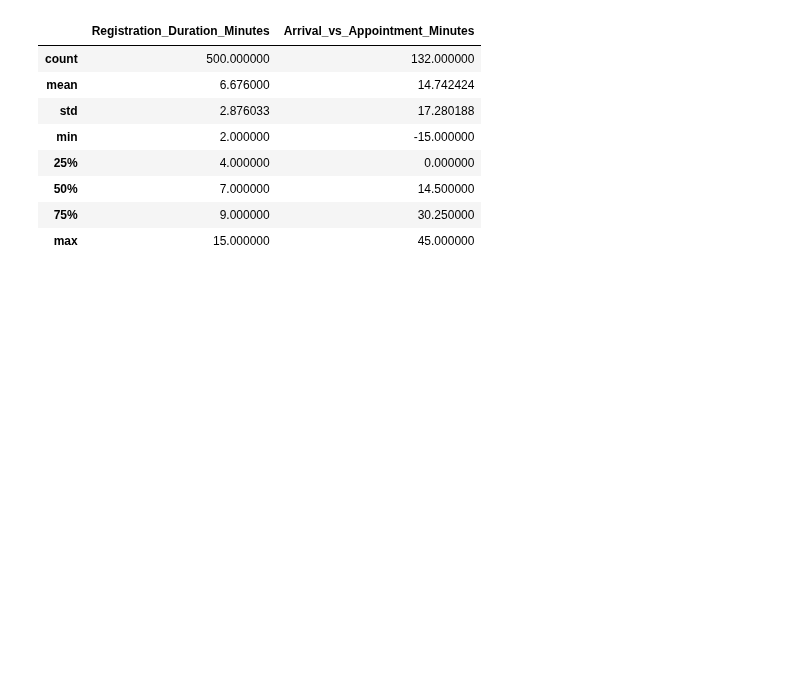
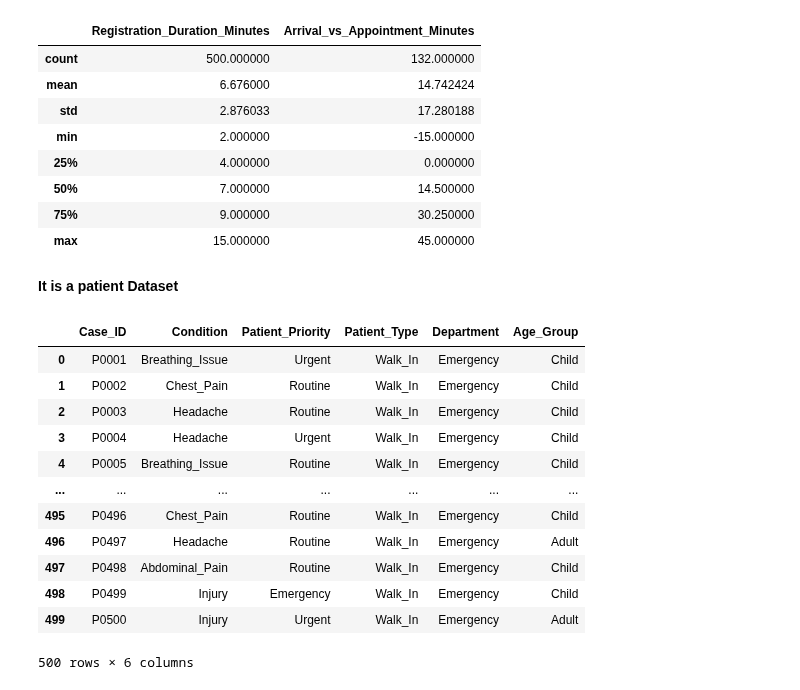
Before and after one commit to Ananyasingh0413/CareFlow---Clinical-Pathway-Process-Mining, a Jupyter notebook: healthcare_project-checkpoint.ipynb, the cells around one changed output. Cells and saved outputs as stored; diff of their text form; code cells hidden in the pictures; blank space fills up the shorter version.

```diff
--- a/healthcare_project-checkpoint.ipynb
+++ b/healthcare_project-checkpoint.ipynb
@@ -83,3 +87,5 @@ df.describe()
 | 50% | 7.000000 | 14.500000 |
 | 75% | 9.000000 | 30.250000 |
 | max | 15.000000 | 45.000000 |
+# %% [markdown]
+**It is a patient Dataset**
@@ -85,0 +95,17 @@ df.describe()
+# %%
+pa=pd.read_csv("patient.csv")
+pa
+# %% [output]
+|  | Case_ID | Condition | Patient_Priority | Patient_Type | Department | Age_Group |
+| 0 | P0001 | Breathing_Issue | Urgent | Walk_In | Emergency | Child |
+| 1 | P0002 | Chest_Pain | Routine | Walk_In | Emergency | Child |
+| 2 | P0003 | Headache | Routine | Walk_In | Emergency | Child |
+| 3 | P0004 | Headache | Urgent | Walk_In | Emergency | Child |
+| 4 | P0005 | Breathing_Issue | Routine | Walk_In | Emergency | Child |
+| ... | ... | ... | ... | ... | ... | ... |
+| 495 | P0496 | Chest_Pain | Routine | Walk_In | Emergency | Child |
+| 496 | P0497 | Headache | Routine | Walk_In | Emergency | Adult |
+| 497 | P0498 | Abdominal_Pain | Routine | Walk_In | Emergency | Child |
+| 498 | P0499 | Injury | Emergency | Walk_In | Emergency | Child |
+| 499 | P0500 | Injury | Urgent | Walk_In | Emergency | Adult |
+500 rows × 6 columns
```
Also changed, not shown: parts of 45 cells of this notebook.
